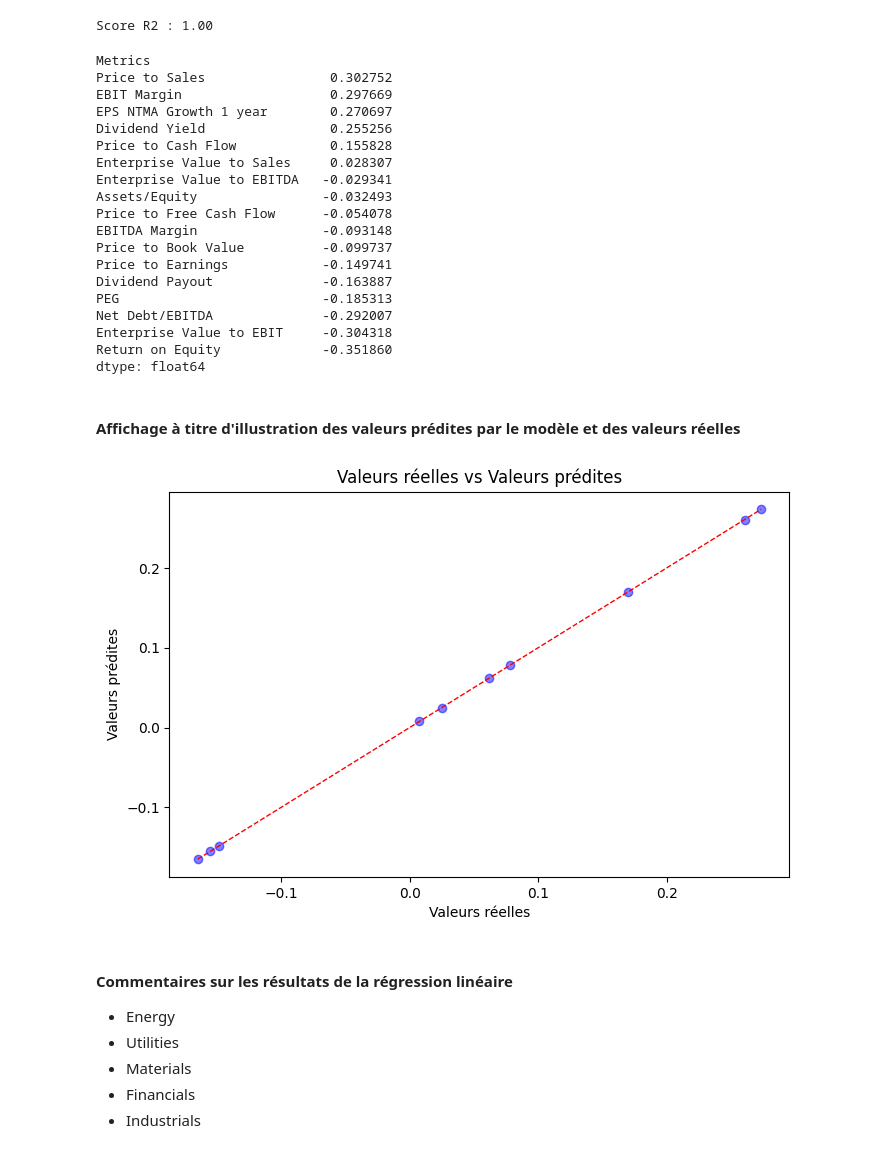
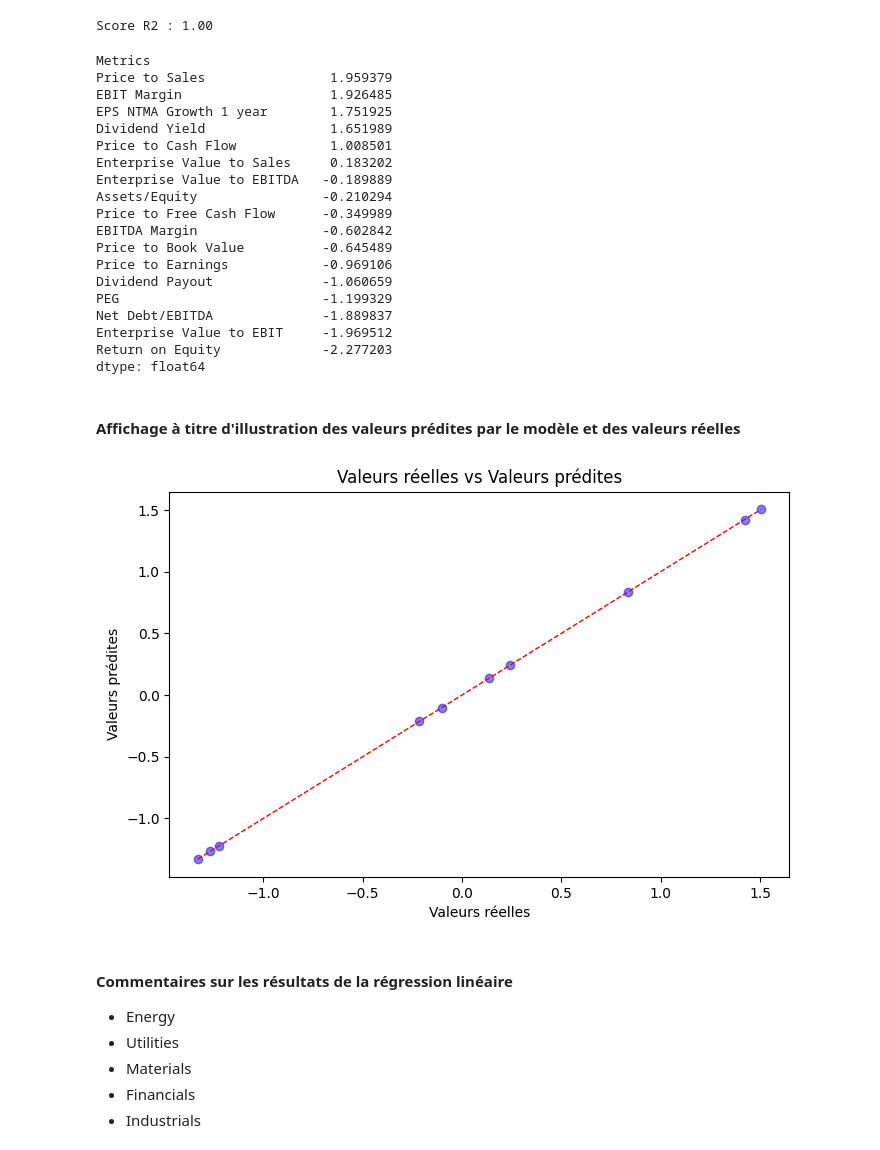
Before and after one commit to SuperWD40/ACP_on_fundamentals_for_sector_clustering, a Jupyter notebook: Sujet 4 - Notebook.ipynb, the cells around one changed output. Cells and saved outputs as stored; diff of their text form; code cells hidden in the pictures.

```diff
--- a/Sujet 4 - Notebook.ipynb
+++ b/Sujet 4 - Notebook.ipynb
@@ -311,63 +331,63 @@ import matplotlib.pyplot as plt
 # %%
-# Séparation de la variable cible (y) et des variables explicatives (X)
-y = dataset['% Change YTD']
-X = dataset.drop(y.name, axis=1)
-
 # Standardisation des variables explicatives
 scaler = StandardScaler()
-scaled_X = scaler.fit_transform(X)
+scaled_dataset = scaler.fit_transform(dataset)
+
+# Séparation de la variable cible (y) et des variables explicatives (X)
+y = scaled_dataset[:,0]
+X = scaled_dataset[:,1:]
 
 # Entraînement du modèle de régression linéaire
-reg = LinearRegression().fit(scaled_X, y)
+reg = LinearRegression().fit(X, y)
 
 # Calcul et affichage du score R2
-r2_score = reg.score(scaled_X, y)
+r2_score = reg.score(X, y)
 print(f"Score R2 : {r2_score:.2f}")
 # %% [output]
 Score R2 : 1.00
 # %%
 # Extraction des coefficients de la régression et création d'une Series
-X_coef = pd.Series(reg.coef_, index=X.columns)
+X_coef = pd.Series(reg.coef_, index=dataset.columns[1:])
 
 # Tri des coefficients par ordre décroissant
 X_coef_sorted = X_coef.sort_values(ascending=False)
 print(X_coef_sorted)
 # %% [output]
 Metrics
-Price to Sales                0.302752
-EBIT Margin                   0.297669
-EPS NTMA Growth 1 year        0.270697
-Dividend Yield                0.255256
-Price to Cash Flow            0.155828
-Enterprise Value to Sales     0.028307
-Enterprise Value to EBITDA   -0.029341
-Assets/Equity                -0.032493
-Price to Free Cash Flow      -0.054078
-EBITDA Margin                -0.093148
-Price to Book Value          -0.099737
-Price to Earnings            -0.149741
-Dividend Payout              -0.163887
-PEG                          -0.185313
-Net Debt/EBITDA              -0.292007
-Enterprise Value to EBIT     -0.304318
-Return on Equity             -0.351860
+Price to Sales                1.959379
+EBIT Margin                   1.926485
+EPS NTMA Growth 1 year        1.751925
+Dividend Yield                1.651989
+Price to Cash Flow            1.008501
+Enterprise Value to Sales     0.183202
+Enterprise Value to EBITDA   -0.189889
+Assets/Equity                -0.210294
+Price to Free Cash Flow      -0.349989
+EBITDA Margin                -0.602842
+Price to Book Value          -0.645489
+Price to Earnings            -0.969106
+Dividend Payout              -1.060659
+PEG                          -1.199329
+Net Debt/EBITDA              -1.889837
+Enterprise Value to EBIT     -1.969512
+Return on Equity             -2.277203
 dtype: float64
 # %% [markdown]
 #### Affichage à titre d'illustration des valeurs prédites par le modèle et des valeurs réelles
 # %%
 # Prédiction des valeurs avec le modèle
-y_pred = reg.predict(scaled_X)
+y_pred = reg.predict(X)
 
 # Tracé des valeurs réelles (y) vs valeurs prédites (y_pred)
 plt.figure(figsize=(8, 5))
 plt.scatter(y, y_pred, alpha=0.5, color='blue')  # Nuage de points
 plt.plot([y.min(), y.max()], [y.min(), y.max()], 'r--', lw=1)  # Ligne de référence (y = x)
 plt.xlabel('Valeurs réelles')
 plt.ylabel('Valeurs prédites')
 plt.title('Valeurs réelles vs Valeurs prédites')
 plt.show()
 # %% [output]
-[figure, old version]
+[figure, new version]
 # %% [markdown]
 #### Commentaires sur les résultats de la régression linéaire
 - Energy
```
Also changed, not shown: parts of 2 cells of this notebook.
